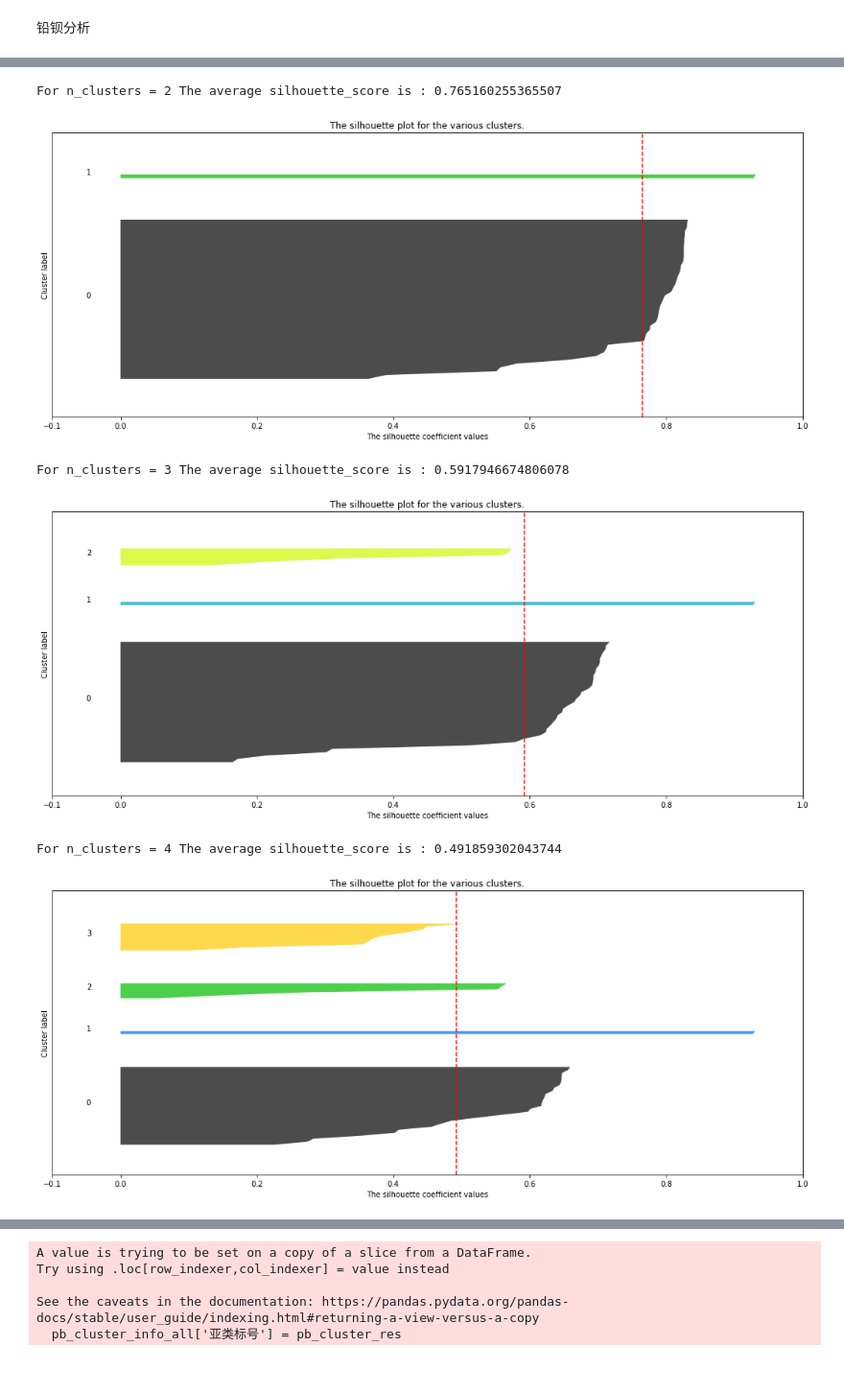
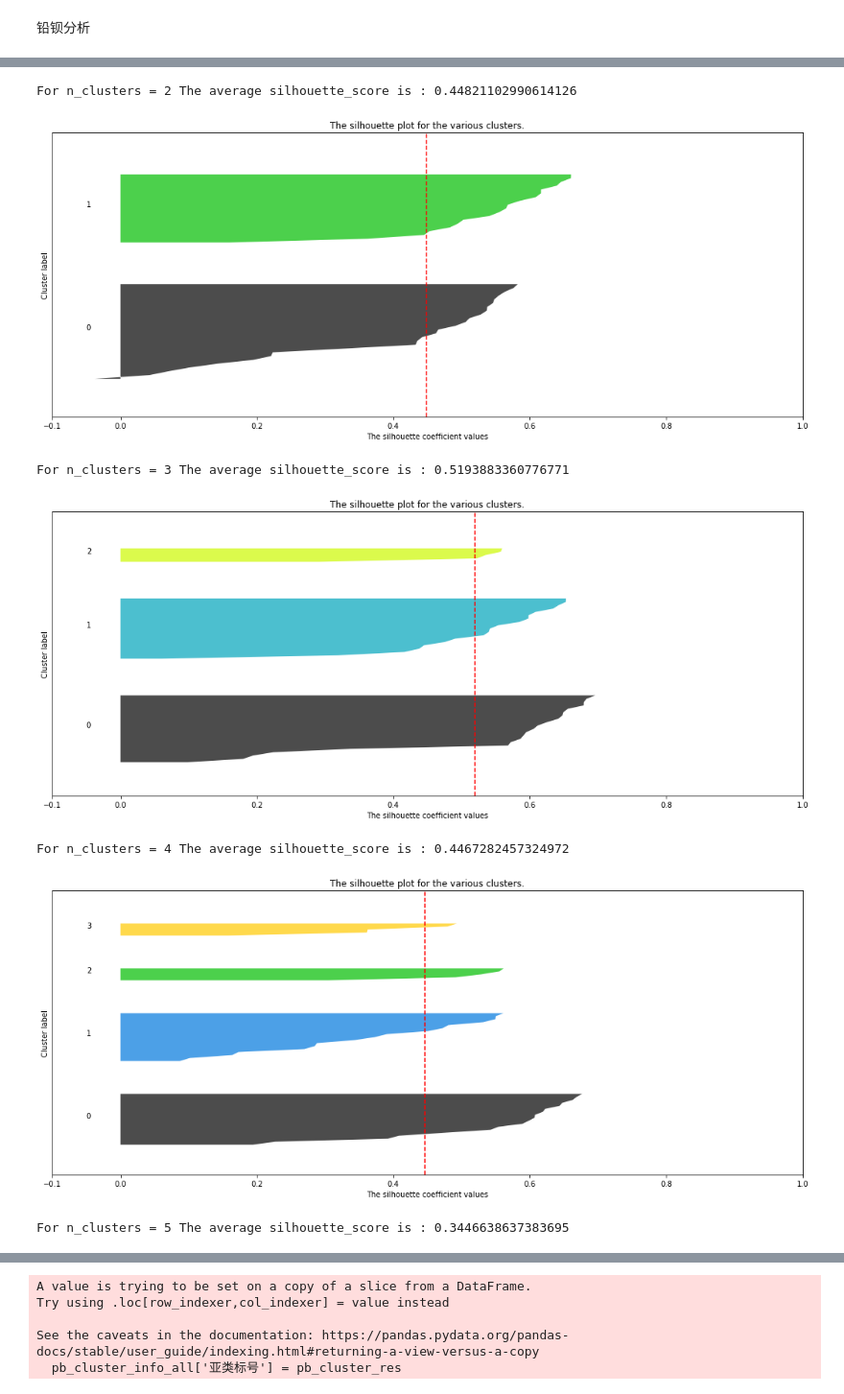
Before and after one commit to SunDocker/MCM, a Jupyter notebook: 2022C/question2.ipynb, the cells around one changed output, grey strips where cells are left out. Shown at 96% size. Cells and saved outputs as stored; diff of their text form; code cells hidden in the pictures.

```diff
--- a/2022C/question2.ipynb
+++ b/2022C/question2.ipynb
@@ -318,5 +338,5 @@ For n_clusters = 4 The average silhouette_score is : 0.6820136375394079
 # %%
-clusterer = KMeans(n_clusters=3, random_state=2022).fit(X_k)
+clusterer = KMeans(n_clusters=2, random_state=2022).fit(X_k)
 k_cluster_res = clusterer.labels_
 k_cluster_res
 # %% [output]
@@ -340,0 +374,18 @@ See the caveats in the documentation: https://pandas.pydata.org/pandas-docs/stab
+# %%
+# 灵敏度分析
+record = np.zeros((60,4),dtype=object)
+rd_idx = 0
+fea_idx = 0
+for fea in df2_k_cc_cluster.columns:
+    for wav in [-0.3,-0.2,-0.15,-0.1,-0.05,-0.02,-0.01,0,0.01,0.02,0.05,0.1,0.15,0.2,0.3]:
+        X_k = df2_k_cc_cluster.values
+        X_k[:,fea_idx] = X_k[:,fea_idx] * (1+wav)
+        # X_k = X_k / X_k.sum(axis=1).reshape(-1,1)
+        clusterer = KMeans(n_clusters=2, random_state=2022).fit(X_k)
+        res = clusterer.labels_
+        cls1_count = res.sum()
+        cls0_count = len(res) - res.sum()
+        record[rd_idx,:] = [fea,wav,cls0_count,cls1_count]
+        rd_idx += 1
+    fea_idx += 1
+record
@@ -366,9 +437,9 @@ df2_pb_cc
 | 66 | 30.39 | 0.00 | 0.34 | 3.49 | 0.79 | 3.52 | 0.86 | 3.13 | 39.35 | ... |
 # %%
 df2_pb_cc.iloc[13] = df2_pb_cc.iloc[13:15].mean()
-df2_pb_cc.iloc[15] = df2_pb_cc.iloc[25:27].mean()
-df2_pb_cc.iloc[27] = df2_pb_cc.iloc[27:29].mean()
-df2_pb_cc.iloc[38] = df2_pb_cc.iloc[38:40].mean()
+df2_pb_cc.iloc[26] = df2_pb_cc.iloc[26:28].mean()
+df2_pb_cc.iloc[28] = df2_pb_cc.iloc[28:30].mean()
+df2_pb_cc.iloc[39] = df2_pb_cc.iloc[39:41].mean()
 df2_pb_cc = df2_pb_cc.drop([32,45,47,58])
 df2_pb_cc
 # %% [output]
@@ -430,0 +499,3 @@ df2_pb_cc_cluster
+# %%
+df2_pb_cc_cluster = df2_pb_cc[['二氧化硫(SO2)', '氧化铅(PbO)', '氧化钡(BaO)', '五氧化二磷(P2O5)','二氧化硫(SO2)','氧化铝(Al2O3)']]
+df2_pb_cc_cluster
@@ -437,7 +526,7 @@ import matplotlib.pyplot as plt
 import matplotlib.cm as cm
 
 X_pb = df2_pb_cc_cluster
-for n_clusters in [2, 3, 4]:
+for n_clusters in [2, 3, 4, 5]:
     n_clusters = n_clusters
     fig, ax1 = plt.subplots(1)
     fig.set_size_inches(18, 7)
@@ -447,36 +536,37 @@ for n_clusters in [2, 3, 4]:
     cluster_labels = clusterer.labels_
     silhouette_avg = silhouette_score(X_pb, cluster_labels)
     print("For n_clusters =", n_clusters,
           "The average silhouette_score is :", silhouette_avg)
     sample_silhouette_values = silhouette_samples(X_pb, cluster_labels)
     y_lower = 10
     for i in range(n_clusters):
         ith_cluster_silhouette_values = sample_silhouette_values[cluster_labels == i]
         ith_cluster_silhouette_values.sort()
         size_cluster_i = ith_cluster_silhouette_values.shape[0]
         y_upper = y_lower + size_cluster_i
         color = cm.nipy_spectral(float(i) / n_clusters)
         ax1.fill_betweenx(np.arange(y_lower, y_upper)
                           , ith_cluster_silhouette_values
                           , facecolor=color
                           , alpha=0.7
                           )
         ax1.text(-0.05
                  , y_lower + 0.5 * size_cluster_i
                  , str(i))
         y_lower = y_upper + 10
 
     ax1.set_title("The silhouette plot for the various clusters.")
     ax1.set_xlabel("The silhouette coefficient values")
     ax1.set_ylabel("Cluster label")
     ax1.axvline(x=silhouette_avg, color="red", linestyle="--")
     ax1.set_yticks([])
     ax1.set_xticks([-0.1, 0, 0.2, 0.4, 0.6, 0.8, 1])
     plt.show()
 # %% [output]
-For n_clusters = 2 The average silhouette_score is : 0.765160255365507
+For n_clusters = 2 The average silhouette_score is : 0.44821102990614126
-[figure, old version]
+[figure, new version]
-For n_clusters = 3 The average silhouette_score is : 0.5917946674806078
+For n_clusters = 3 The average silhouette_score is : 0.5193883360776771
-[figure, old version]
+[figure, new version]
-For n_clusters = 4 The average silhouette_score is : 0.491859302043744
+For n_clusters = 4 The average silhouette_score is : 0.4467282457324972
-[figure, old version]
+[figure, new version]
+For n_clusters = 5 The average silhouette_score is : 0.3446638637383695
```
Also changed, not shown: parts of 19 cells of this notebook, 2 other files.
